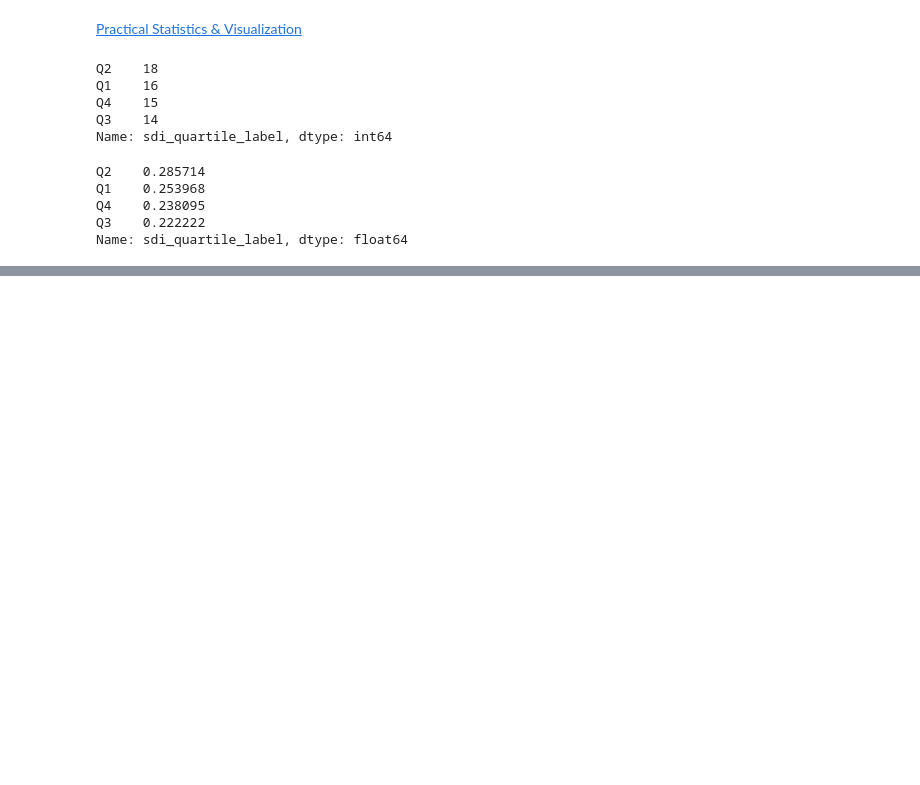
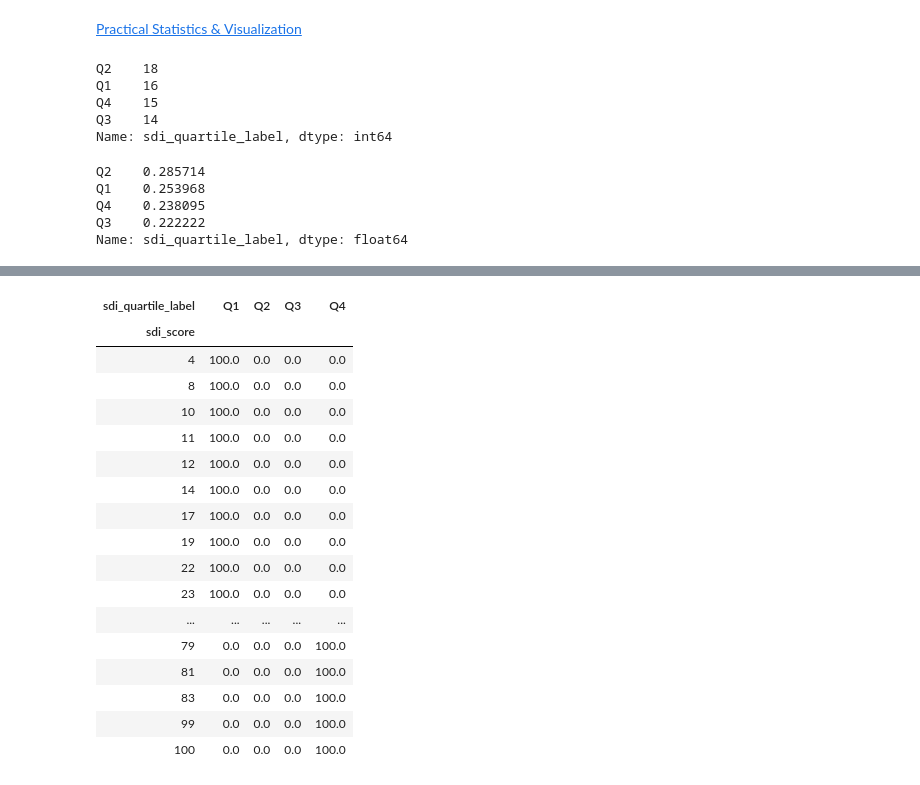
Before and after one commit to smruthiramesh/MIT_COVID-19_Datathon, a Jupyter notebook: SDI.ipynb, the cells around one changed output, grey strips where cells are left out. Drawn from its saved outputs; the diff is of its cells as text; code cells hidden in the pictures; blank space fills up the shorter version.

```diff
--- a/SDI.ipynb
+++ b/SDI.ipynb
@@ -210,0 +256,25 @@ Name: sdi_quartile_label, dtype: float64
+# %%
+#can also check with sdi_quartile_label
+
+y = pd.crosstab(sdi_ny.sdi_score, sdi_ny.sdi_quartile_label)
+y
+y.apply(lambda z: z/z.sum()*100, axis=1)
+# %% [output]
+| sdi_quartile_label | Q1 | Q2 | Q3 | Q4 |
+| sdi_score |  |  |  |  |
+| 4 | 100.0 | 0.0 | 0.0 | 0.0 |
+| 8 | 100.0 | 0.0 | 0.0 | 0.0 |
+| 10 | 100.0 | 0.0 | 0.0 | 0.0 |
+| 11 | 100.0 | 0.0 | 0.0 | 0.0 |
+| 12 | 100.0 | 0.0 | 0.0 | 0.0 |
+| 14 | 100.0 | 0.0 | 0.0 | 0.0 |
+| 17 | 100.0 | 0.0 | 0.0 | 0.0 |
+| 19 | 100.0 | 0.0 | 0.0 | 0.0 |
+| 22 | 100.0 | 0.0 | 0.0 | 0.0 |
+| 23 | 100.0 | 0.0 | 0.0 | 0.0 |
+| ... | ... | ... | ... | ... |
+| 79 | 0.0 | 0.0 | 0.0 | 100.0 |
+| 81 | 0.0 | 0.0 | 0.0 | 100.0 |
+| 83 | 0.0 | 0.0 | 0.0 | 100.0 |
+| 99 | 0.0 | 0.0 | 0.0 | 100.0 |
+| 100 | 0.0 | 0.0 | 0.0 | 100.0 |
```
Also changed, not shown: parts of 4 cells of this notebook.
